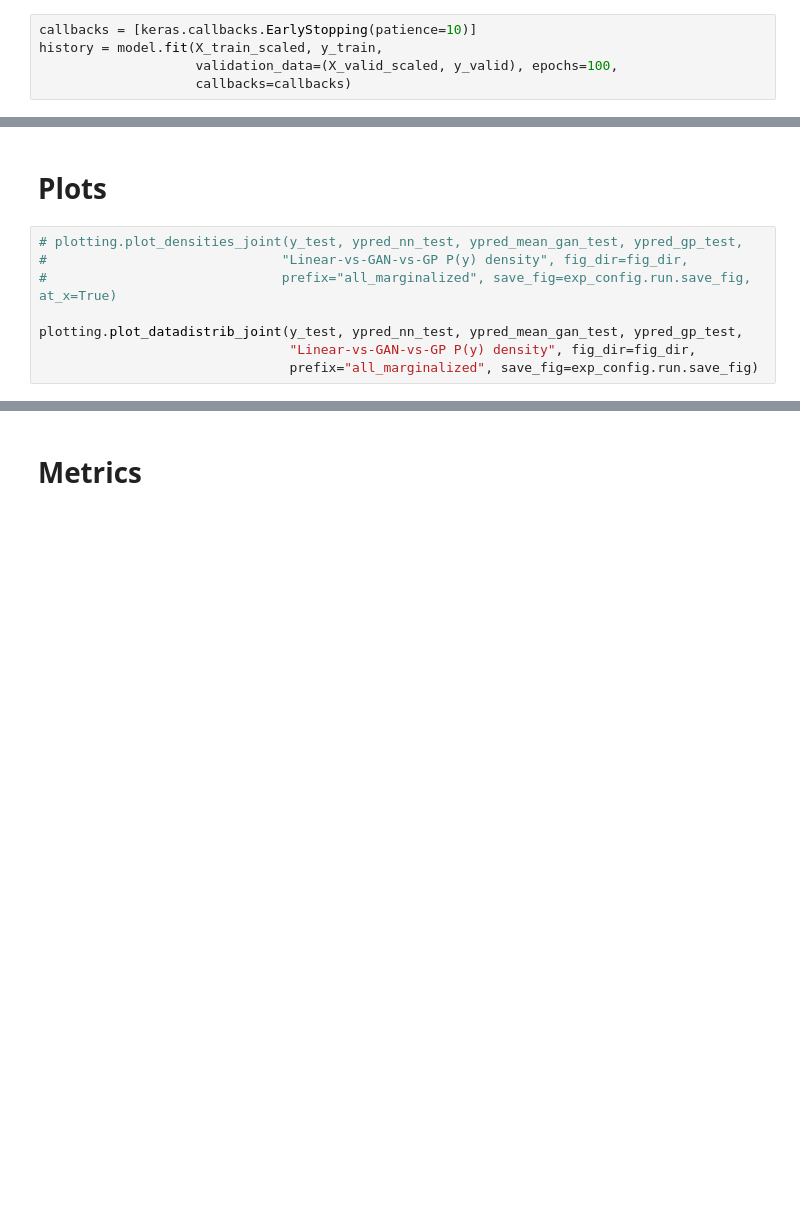
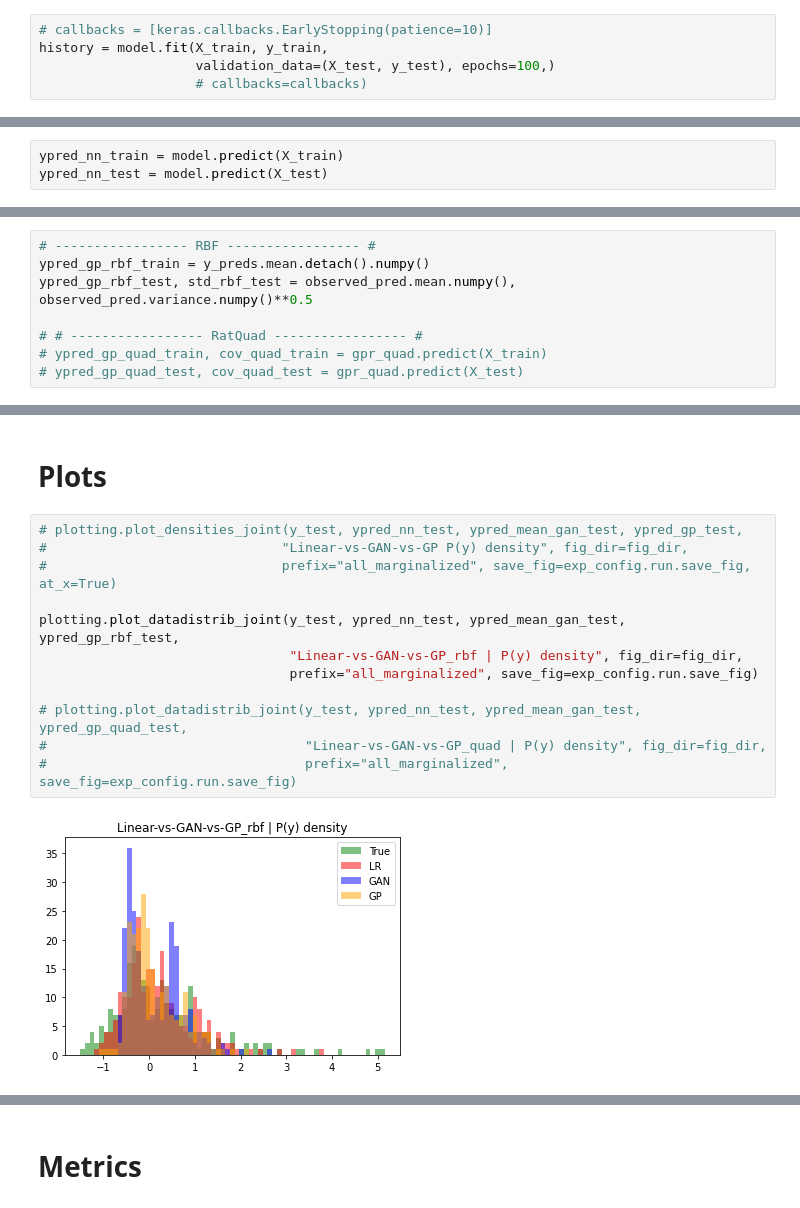
Before and after one commit to KumarNavish/ganRegression, a Jupyter notebook: notebook/real_world_data.ipynb, the cells around one changed output, grey strips where cells are left out. Cells and saved outputs as stored; diff of their text form; blank space fills up the shorter version.

```diff
--- a/notebook/real_world_data.ipynb
+++ b/notebook/real_world_data.ipynb
@@ -175,5 +445,5 @@ model.compile(loss="mean_squared_error", optimizer=keras.optimizers.Adam(lr=0.00
 # %%
-callbacks = [keras.callbacks.EarlyStopping(patience=10)]
-history = model.fit(X_train_scaled, y_train,
-                    validation_data=(X_valid_scaled, y_valid), epochs=100,
-                    callbacks=callbacks)
+# callbacks = [keras.callbacks.EarlyStopping(patience=10)]
+history = model.fit(X_train, y_train,
+                    validation_data=(X_test, y_test), epochs=100,)
+                    # callbacks=callbacks)
@@ -183,0 +472,3 @@ ypred_nn_test = model.predict(X_test_scaled)
+# %%
+ypred_nn_train = model.predict(X_train)
+ypred_nn_test = model.predict(X_test)
@@ -202,0 +601,8 @@ ypred_gp_test, cov_test = gpr.predict(X_test_scaled)
+# %%
+# ----------------- RBF ----------------- #
+ypred_gp_rbf_train = y_preds.mean.detach().numpy()
+ypred_gp_rbf_test, std_rbf_test = observed_pred.mean.numpy(), observed_pred.variance.numpy()**0.5
+
+# # ----------------- RatQuad ----------------- #
+# ypred_gp_quad_train, cov_quad_train = gpr_quad.predict(X_train)
+# ypred_gp_quad_test, cov_quad_test = gpr_quad.predict(X_test)
@@ -205,8 +643,14 @@ ypred_gp_test, cov_test = gpr.predict(X_test_scaled)
 # %%
 # plotting.plot_densities_joint(y_test, ypred_nn_test, ypred_mean_gan_test, ypred_gp_test,
 #                              "Linear-vs-GAN-vs-GP P(y) density", fig_dir=fig_dir,
 #                              prefix="all_marginalized", save_fig=exp_config.run.save_fig, at_x=True)
 
-plotting.plot_datadistrib_joint(y_test, ypred_nn_test, ypred_mean_gan_test, ypred_gp_test,
-                                "Linear-vs-GAN-vs-GP P(y) density", fig_dir=fig_dir,
+plotting.plot_datadistrib_joint(y_test, ypred_nn_test, ypred_mean_gan_test, ypred_gp_rbf_test,
+                                "Linear-vs-GAN-vs-GP_rbf | P(y) density", fig_dir=fig_dir,
                                 prefix="all_marginalized", save_fig=exp_config.run.save_fig)
+
+# plotting.plot_datadistrib_joint(y_test, ypred_nn_test, ypred_mean_gan_test, ypred_gp_quad_test,
+#                                 "Linear-vs-GAN-vs-GP_quad | P(y) density", fig_dir=fig_dir,
+#                                 prefix="all_marginalized", save_fig=exp_config.run.save_fig)
+# %% [output]
+[figure, added]
```
Also changed, not shown: parts of 55 cells of this notebook, 6 other files.
